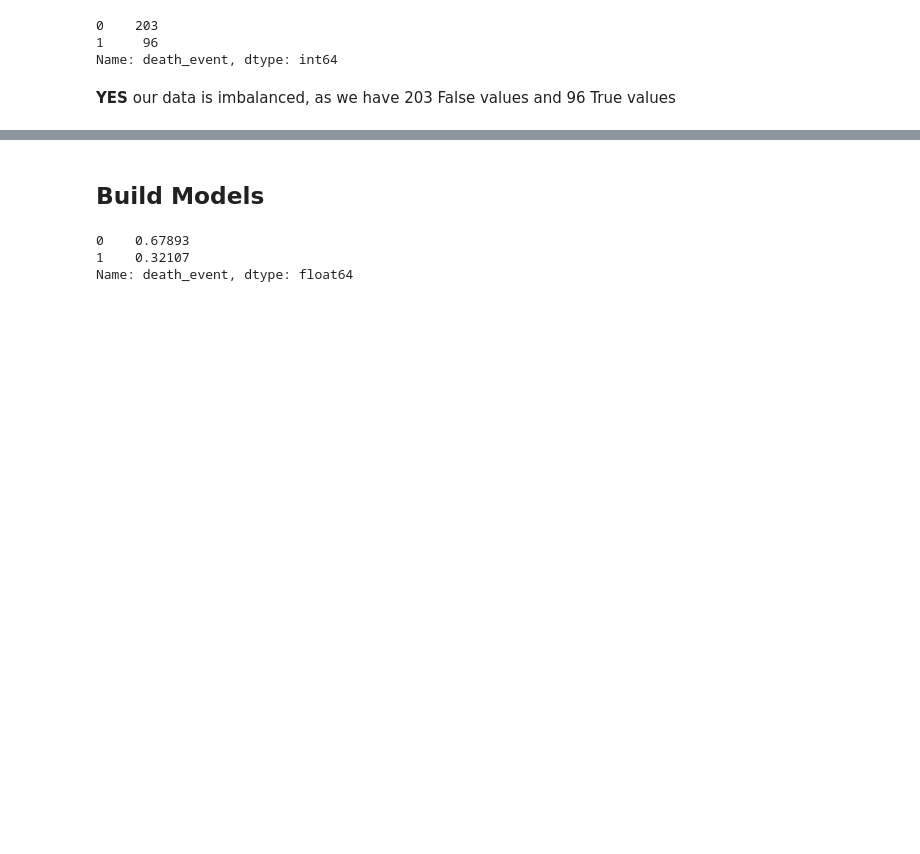
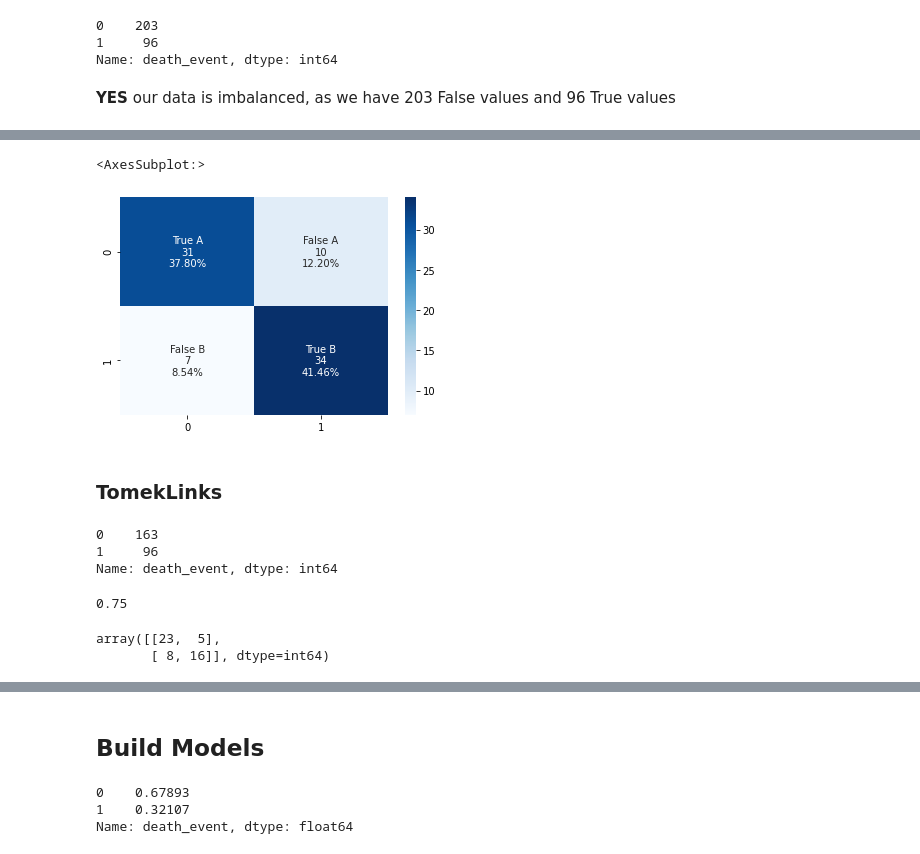
Before and after one commit to nicolerichter1989/heart_failure, a Jupyter notebook: heart_failure.ipynb, the cells around one changed output, grey strips where cells are left out. Cells and saved outputs as stored; diff of their text form; code cells hidden in the pictures; blank space fills up the shorter version.

```diff
--- a/heart_failure.ipynb
+++ b/heart_failure.ipynb
@@ -267,0 +313,43 @@ Name: death_event, dtype: int64
+# %%
+cf_matrix = confusion_matrix(y_sm_test, predictions)
+group_names = ['True A', 'False A',
+               'False B', 'True B']
+
+group_counts = ["{0:0.0f}".format(value) for value in cf_matrix.flatten()]
+group_percentages = ["{0:.2%}".format(value) for value in cf_matrix.flatten()/np.sum(cf_matrix)]
+labels = [f"{v1}\n{v2}\n{v3}" for v1, v2, v3 in zip(group_names,group_counts,group_percentages)]
+labels = np.asarray(labels).reshape(2,2)
+sns.heatmap(cf_matrix, annot=labels, fmt='', cmap='Blues')
+# %% [output]
+<AxesSubplot:>
+[figure, added]
+# %% [markdown]
+### TomekLinks
+# %%
+X = data.drop('death_event', axis=1)
+y = data['death_event']
+
+tomek = TomekLinks()
+X_tl, y_tl = tomek.fit_resample(X, y)
+y_tl.value_counts()
+# %% [output]
+0    163
+1     96
+Name: death_event, dtype: int64
+# %%
+### Use logistic regression to fit the model and compute the accuracy of the model.
+
+X_tl_train, X_tl_test, y_tl_train, y_tl_test = train_test_split(X_tl, y_tl, test_size=0.2, random_state=42)
+
+classification = LogisticRegression(random_state=42, max_iter=10000)
+classification.fit(X_tl_train, y_tl_train)
+
+classification.score(X_tl_test, y_tl_test)
+# %% [output]
+0.75
+# %%
+predictions = classification.predict(X_tl_test)
+confusion_matrix(y_tl_test, predictions)
+# %% [output]
+array([[23,  5],
+       [ 8, 16]], dtype=int64)
```
Also changed, not shown: parts of 7 cells of this notebook.
